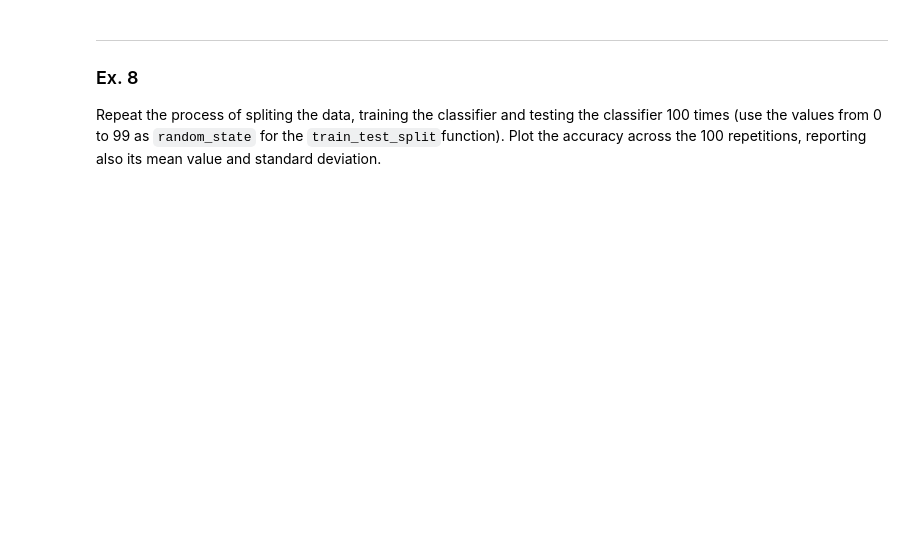
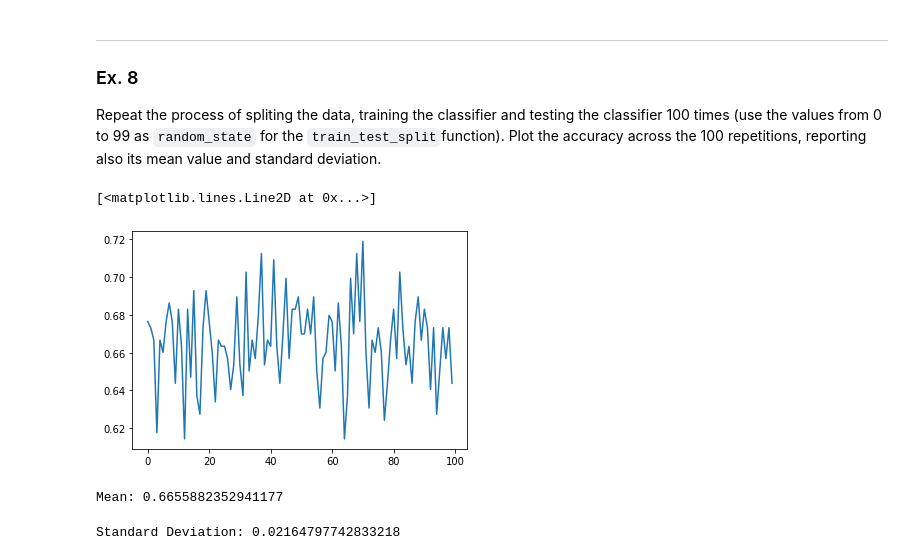
Before and after one commit to Rakarst/MachineLearning, a Jupyter notebook: TP1a.ipynb, the cells around one changed output. Cells and saved outputs as stored; diff of their text form; code cells hidden in the pictures; blank space fills up the shorter version.

```diff
--- a/TP1a.ipynb
+++ b/TP1a.ipynb
@@ -216,0 +215,13 @@ Apply the decision tree trained in the previous exercise to the test data. Compa
+# %%
+y_pred = model.predict(X_test)
+# %%
+from sklearn.metrics import confusion_matrix
+
+conf_matrix = confusion_matrix(y_test, y_pred)
+
+print(conf_matrix)
+
+print('True Positives:',conf_matrix[0][0])
+print('False Negatives:',conf_matrix[0][1])
+print('False Positives:',conf_matrix[1][0])
+print('True Negatives:',conf_matrix[1][1])
@@ -222,0 +254,31 @@ Repeat the process of spliting the data, training the classifier and testing the
+# %%
+def calc_accuracy(conf_matrix):
+    return (conf_matrix[0][0] + conf_matrix[1][1]) / conf_matrix.sum()
+# %%
+data = pd.read_csv('depression.csv')
+
+y = data.D
+data.drop(['D'], axis=1, inplace=True)
+
+random_states = [i for i in range(100)]
+accuracies = []
+for i in random_states:
+    X_train, X_test, y_train, y_test = train_test_split(data, y, train_size=0.7, test_size=0.3, random_state=i)
+    model = DecisionTreeClassifier(criterion='entropy')
+    model.fit(X=X_train,y=y_train)
+    y_pred = model.predict(X_test)
+    conf_matrix = confusion_matrix(y_test, y_pred)
+    accuracies.append(calc_accuracy(conf_matrix))
+
+plt.plot(random_states,accuracies)
+# %% [output]
+[<matplotlib.lines.Line2D at 0x...>]
+[figure, added]
+# %%
+print('Mean:',np.mean(accuracies))
+# %% [output]
+Mean: 0.6655882352941177
+# %%
+print('Standard Deviation:',np.std(accuracies))
+# %% [output]
+Standard Deviation: 0.02164797742833218
```
Also changed, not shown: parts of 5 cells of this notebook.
